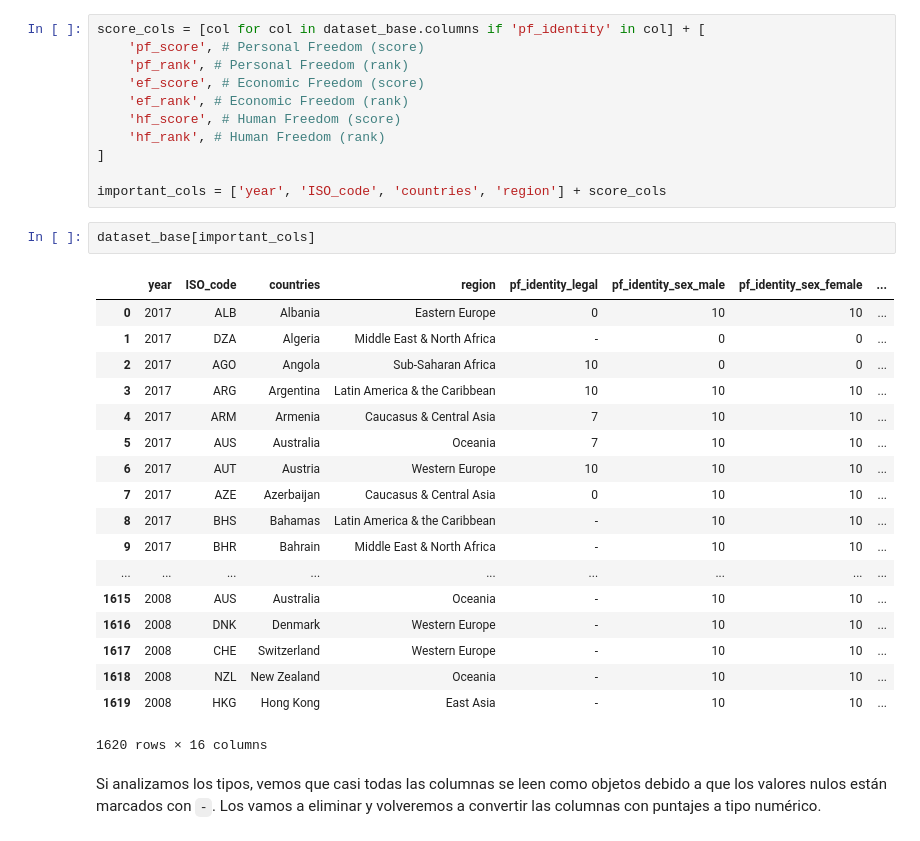
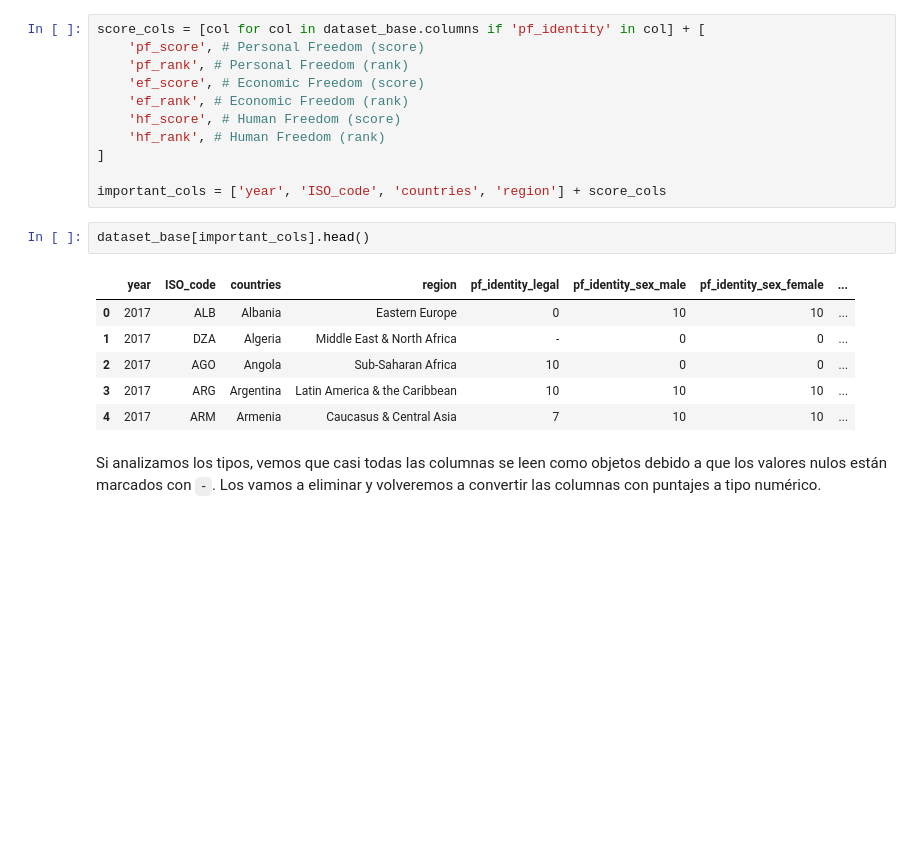
Before and after one commit to diplodatos2020-grupo5/AnalisisyVisualizacion, a Jupyter notebook: practico.ipynb, the cells around one changed output. Saved outputs shown, nothing was run; the diff lists cells and outputs as text; blank space fills up the shorter version.

```diff
--- a/practico.ipynb
+++ b/practico.ipynb
@@ -84,26 +84,14 @@ score_cols = [col for col in dataset_base.columns if 'pf_identity' in col] + [
 
 important_cols = ['year', 'ISO_code', 'countries', 'region'] + score_cols
 # %%
-dataset_base[important_cols]
+dataset_base[important_cols].head()
 # %% [output]
 |  | year | ISO_code | countries | region | pf_identity_legal | pf_identity_sex_male | pf_identity_sex_female | ... |
 | 0 | 2017 | ALB | Albania | Eastern Europe | 0 | 10 | 10 | ... |
 | 1 | 2017 | DZA | Algeria | Middle East & North Africa | - | 0 | 0 | ... |
 | 2 | 2017 | AGO | Angola | Sub-Saharan Africa | 10 | 0 | 0 | ... |
 | 3 | 2017 | ARG | Argentina | Latin America & the Caribbean | 10 | 10 | 10 | ... |
 | 4 | 2017 | ARM | Armenia | Caucasus & Central Asia | 7 | 10 | 10 | ... |
-| 5 | 2017 | AUS | Australia | Oceania | 7 | 10 | 10 | ... |
-| 6 | 2017 | AUT | Austria | Western Europe | 10 | 10 | 10 | ... |
-| 7 | 2017 | AZE | Azerbaijan | Caucasus & Central Asia | 0 | 10 | 10 | ... |
-| 8 | 2017 | BHS | Bahamas | Latin America & the Caribbean | - | 10 | 10 | ... |
-| 9 | 2017 | BHR | Bahrain | Middle East & North Africa | - | 10 | 10 | ... |
-| ... | ... | ... | ... | ... | ... | ... | ... | ... |
-| 1615 | 2008 | AUS | Australia | Oceania | - | 10 | 10 | ... |
-| 1616 | 2008 | DNK | Denmark | Western Europe | - | 10 | 10 | ... |
-| 1617 | 2008 | CHE | Switzerland | Western Europe | - | 10 | 10 | ... |
-| 1618 | 2008 | NZL | New Zealand | Oceania | - | 10 | 10 | ... |
-| 1619 | 2008 | HKG | Hong Kong | East Asia | - | 10 | 10 | ... |
-1620 rows × 16 columns
 # %% [markdown]
 Si analizamos los tipos, vemos que casi todas las columnas se leen como objetos debido a que los valores nulos están marcados con `-`. Los vamos a eliminar y volveremos a convertir las columnas con puntajes a tipo numérico.
 # %%
```
Also changed, not shown: parts of 9 cells of this notebook.
